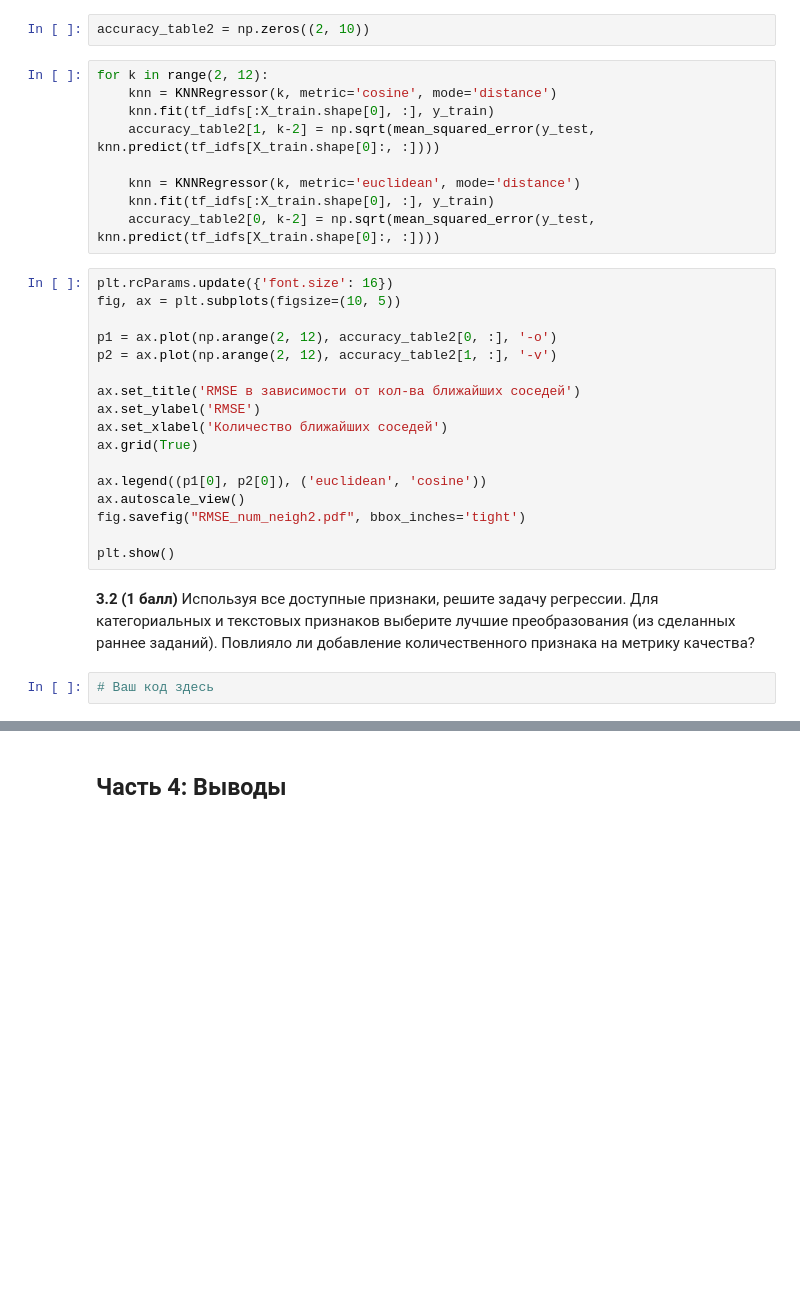
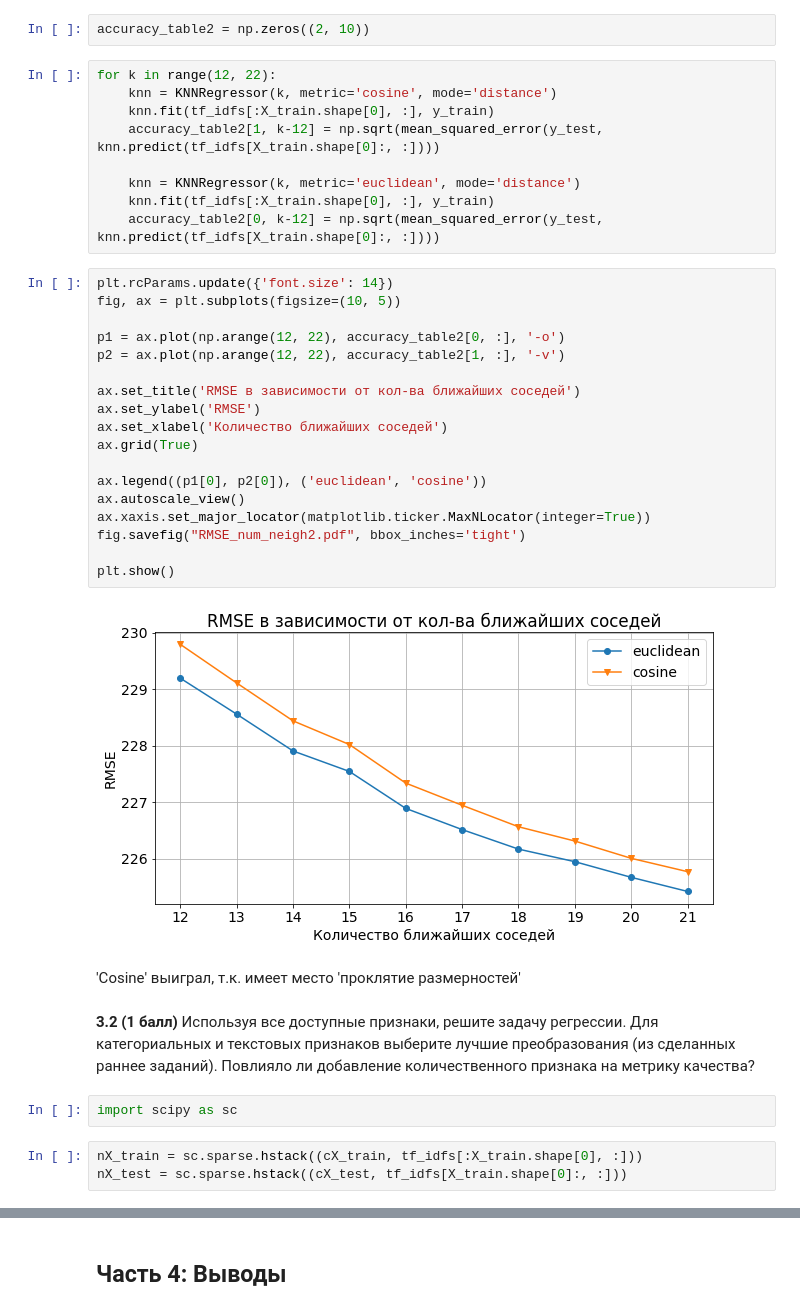
Before and after one commit to MikhailKuz/msu_courses, a Jupyter notebook: mmro_5sem/hw2.ipynb, the cells around one changed output, grey strips where cells are left out. Saved outputs shown, nothing was run; the diff lists cells and outputs as text; blank space fills up the shorter version.

```diff
--- a/mmro_5sem/hw2.ipynb
+++ b/mmro_5sem/hw2.ipynb
@@ -807,32 +820,40 @@ plt.show()
 # %%
 accuracy_table2 = np.zeros((2, 10))
 # %%
-for k in range(2, 12):
+for k in range(12, 22):
     knn = KNNRegressor(k, metric='cosine', mode='distance')
     knn.fit(tf_idfs[:X_train.shape[0], :], y_train)
-    accuracy_table2[1, k-2] = np.sqrt(mean_squared_error(y_test, knn.predict(tf_idfs[X_train.shape[0]:, :])))
+    accuracy_table2[1, k-12] = np.sqrt(mean_squared_error(y_test, knn.predict(tf_idfs[X_train.shape[0]:, :])))
 
     knn = KNNRegressor(k, metric='euclidean', mode='distance')
     knn.fit(tf_idfs[:X_train.shape[0], :], y_train)
-    accuracy_table2[0, k-2] = np.sqrt(mean_squared_error(y_test, knn.predict(tf_idfs[X_train.shape[0]:, :])))
+    accuracy_table2[0, k-12] = np.sqrt(mean_squared_error(y_test, knn.predict(tf_idfs[X_train.shape[0]:, :])))
 # %%
-plt.rcParams.update({'font.size': 16})
+plt.rcParams.update({'font.size': 14})
 fig, ax = plt.subplots(figsize=(10, 5))
 
-p1 = ax.plot(np.arange(2, 12), accuracy_table2[0, :], '-o')
-p2 = ax.plot(np.arange(2, 12), accuracy_table2[1, :], '-v')
+p1 = ax.plot(np.arange(12, 22), accuracy_table2[0, :], '-o')
+p2 = ax.plot(np.arange(12, 22), accuracy_table2[1, :], '-v')
 
 ax.set_title('RMSE в зависимости от кол-ва ближайших соседей')
 ax.set_ylabel('RMSE')
 ax.set_xlabel('Количество ближайших соседей')
 ax.grid(True)
 
 ax.legend((p1[0], p2[0]), ('euclidean', 'cosine'))
 ax.autoscale_view()
+ax.xaxis.set_major_locator(matplotlib.ticker.MaxNLocator(integer=True))
 fig.savefig("RMSE_num_neigh2.pdf", bbox_inches='tight')
 
 plt.show()
+# %% [output]
+[figure, added]
+# %% [markdown]
+'Cosine' выиграл, т.к. имеет место 'проклятие размерностей'
 # %% [markdown]
 <b>3.2 (1 балл)</b> Используя все доступные признаки, решите задачу регрессии. Для категориальных и текстовых признаков выберите лучшие преобразования (из сделанных раннее заданий). Повлияло ли добавление количественного признака на метрику качества?
-# %%
-# Ваш код здесь
+# %%
+import scipy as sc
+# %%
+nX_train = sc.sparse.hstack((cX_train, tf_idfs[:X_train.shape[0], :]))
+nX_test = sc.sparse.hstack((cX_test, tf_idfs[X_train.shape[0]:, :]))
```
Also changed, not shown: parts of 39 cells of this notebook, 3 other files.
